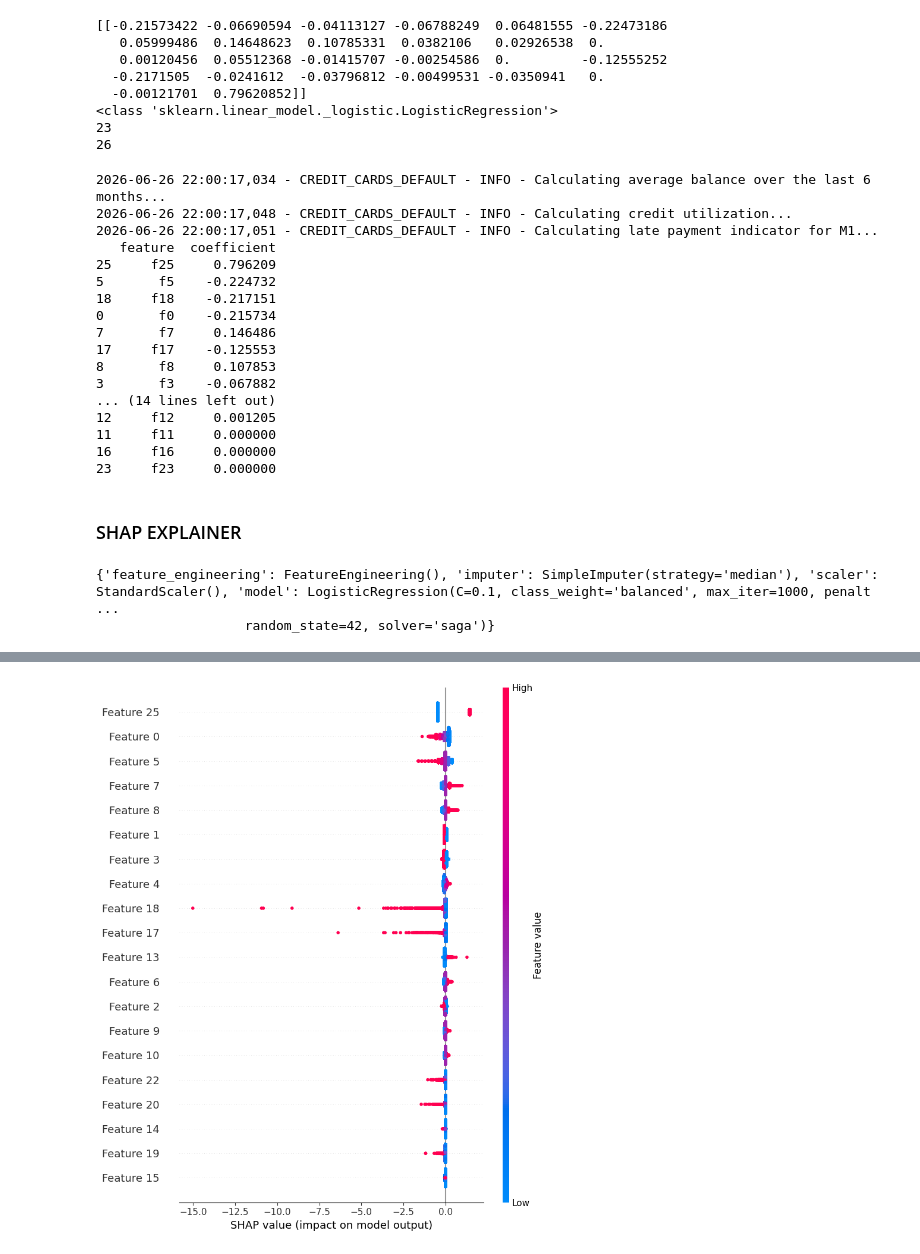
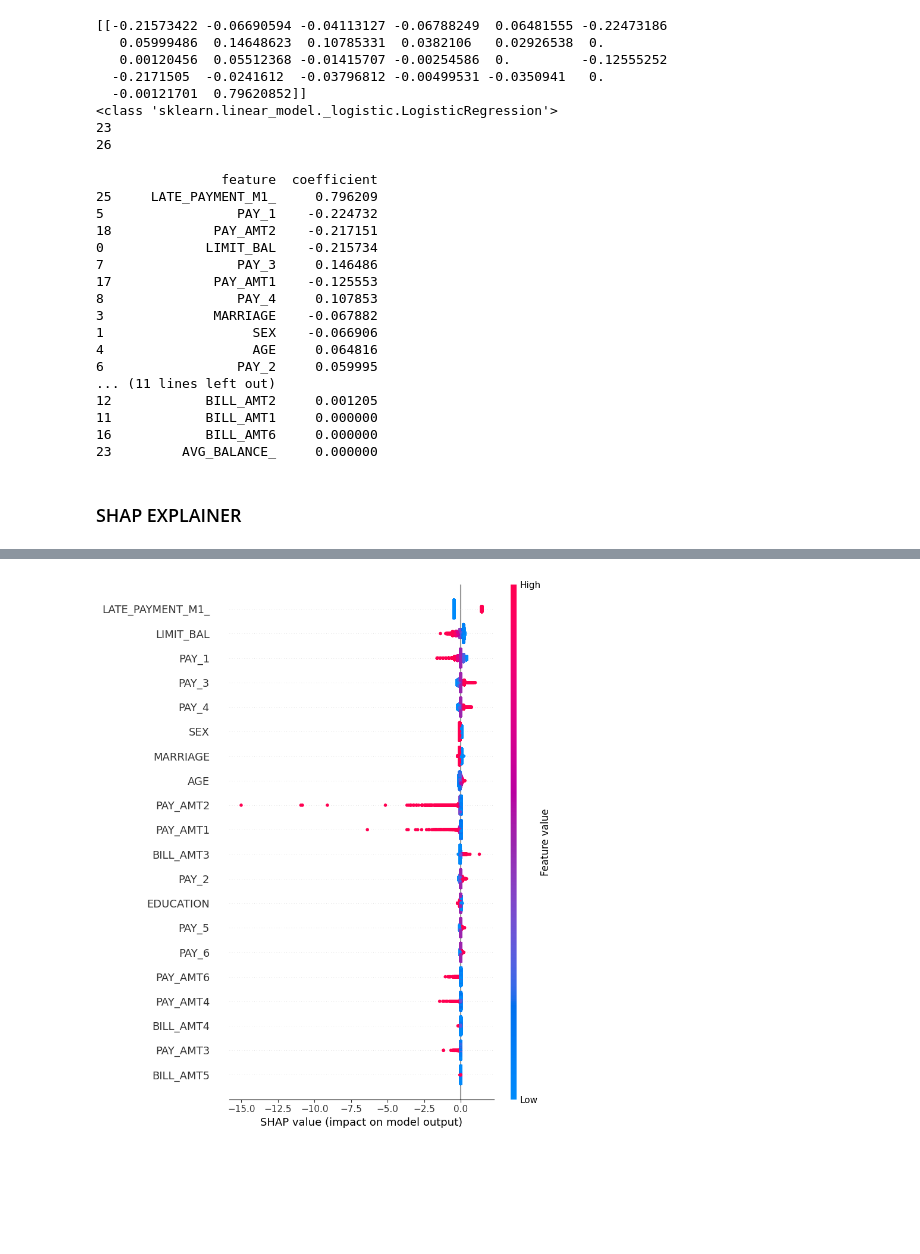
Before and after one commit to joseph-m-pasia/kg-default-of-credit-cards, a Jupyter notebook: notebooks/diagnostics/01_logistic_regression.ipynb, the cells around one changed output, grey strips where cells are left out. Saved outputs shown, nothing was run; the diff lists cells and outputs as text; code cells hidden in the pictures; blank space fills up the shorter version.

Commit message:
added the variable names - both original and transformed

```diff
--- a/notebooks/diagnostics/01_logistic_regression.ipynb
+++ b/notebooks/diagnostics/01_logistic_regression.ipynb
@@ -4,3 +4,17 @@ os.chdir(r"D:\Joseph\Projects\kg-default-of-credit-cards")
 print(os.getcwd())
 # %% [output]
 D:\Joseph\Projects\kg-default-of-credit-cards
+# %%
+from pkg_credit_default.utils.logger            import logger
+from pkg_credit_default.config.config_loader    import load_config
+from pkg_credit_default.utils.utils             import load_ml_model
+from pkg_credit_default.modeling.evaluator      import evaluate_model
+import pandas as pd
+
+# load the ml (e.g. champion) model and its metrics
+config = load_config()
+model_path = config["paths"]["output_dir_models"] + "/20260704_184917_champion_logistic_regression/" + "champion_logistic_regression_model.pkl"
+#model_path = config["paths"]["output_dir_models"] + "/20260626_142823_champion_logistic_regression/" + "champion_logistic_regression_model.pkl"
+model = load_ml_model(model_path=model_path)
+champion_model = model["model"]
+feature_names = model["feature_names"]
@@ -142,7 +176,7 @@ pipeline_steps = pipeline.named_steps["model"]
 
 # get transformed data
 X_trans = pipeline[:-1].transform(X_train)
-feature_names = [f"f{i}" for i in range(X_trans.shape[1])]
+feature_names = pipeline[:-1].get_feature_names_out(X_train.columns.tolist())
 
 coef_df = pd.DataFrame({
     "feature": feature_names,
@@ -150,34 +184,39 @@ coef_df = pd.DataFrame({
 })
 print(coef_df.sort_values(by="coefficient", key=abs, ascending=False))
 # %% [output]
-2026-06-26 22:00:17,034 - CREDIT_CARDS_DEFAULT - INFO - Calculating average balance over the last 6 months...
-2026-06-26 22:00:17,048 - CREDIT_CARDS_DEFAULT - INFO - Calculating credit utilization...
-2026-06-26 22:00:17,051 - CREDIT_CARDS_DEFAULT - INFO - Calculating late payment indicator for M1...
-   feature  coefficient
-25     f25     0.796209
-5       f5    -0.224732
-18     f18    -0.217151
-0       f0    -0.215734
-7       f7     0.146486
-17     f17    -0.125553
-8       f8     0.107853
-3       f3    -0.067882
-... (14 lines left out)
-12     f12     0.001205
-11     f11     0.000000
-16     f16     0.000000
-23     f23     0.000000
+                feature  coefficient
+25     LATE_PAYMENT_M1_     0.796209
+5                 PAY_1    -0.224732
+18             PAY_AMT2    -0.217151
+0             LIMIT_BAL    -0.215734
+7                 PAY_3     0.146486
+17             PAY_AMT1    -0.125553
+8                 PAY_4     0.107853
+3              MARRIAGE    -0.067882
+1                   SEX    -0.066906
+4                   AGE     0.064816
+6                 PAY_2     0.059995
+... (11 lines left out)
+12            BILL_AMT2     0.001205
+11            BILL_AMT1     0.000000
+16            BILL_AMT6     0.000000
+23         AVG_BALANCE_     0.000000
 # %% [markdown]
 ### SHAP EXPLAINER
 # %%
-print(pipeline.named_steps)
 
 import shap
 
 # Apply preprocessing steps in order
 X_train_transformed = pipeline.named_steps["feature_engineering"].transform(X_train)
-X_train_transformed = pipeline.named_steps["imputer"].transform(X_train_transformed)
-X_train_transformed = pipeline.named_steps["scaler"].transform(X_train_transformed)
+X_train_transformed = pipeline.named_steps["preprocessor"].transform(X_train_transformed)
+
+# Convert to DataFrame so SHAP sees column names
+X_train_transformed = pd.DataFrame(
+    X_train_transformed,
+    columns=feature_names,
+    index=X_train.index,
+)
 
 # Extract model
 model = pipeline.named_steps["model"]
@@ -191,5 +230,3 @@ shap_values = explainer(X_train_transformed)
 # Plot
 shap.summary_plot(shap_values, X_train_transformed)
 # %% [output]
-{'feature_engineering': FeatureEngineering(), 'imputer': SimpleImputer(strategy='median'), 'scaler': StandardScaler(), 'model': LogisticRegression(C=0.1, class_weight='balanced', max_iter=1000, penalt ...
-                   random_state=42, solver='saga')}
@@ -199 +233 @@ shap.summary_plot(shap_values, X_train_transformed)
-[figure, old version]
+[figure, new version]
```
Also changed, not shown: parts of 7 cells of this notebook, 8 other files.
